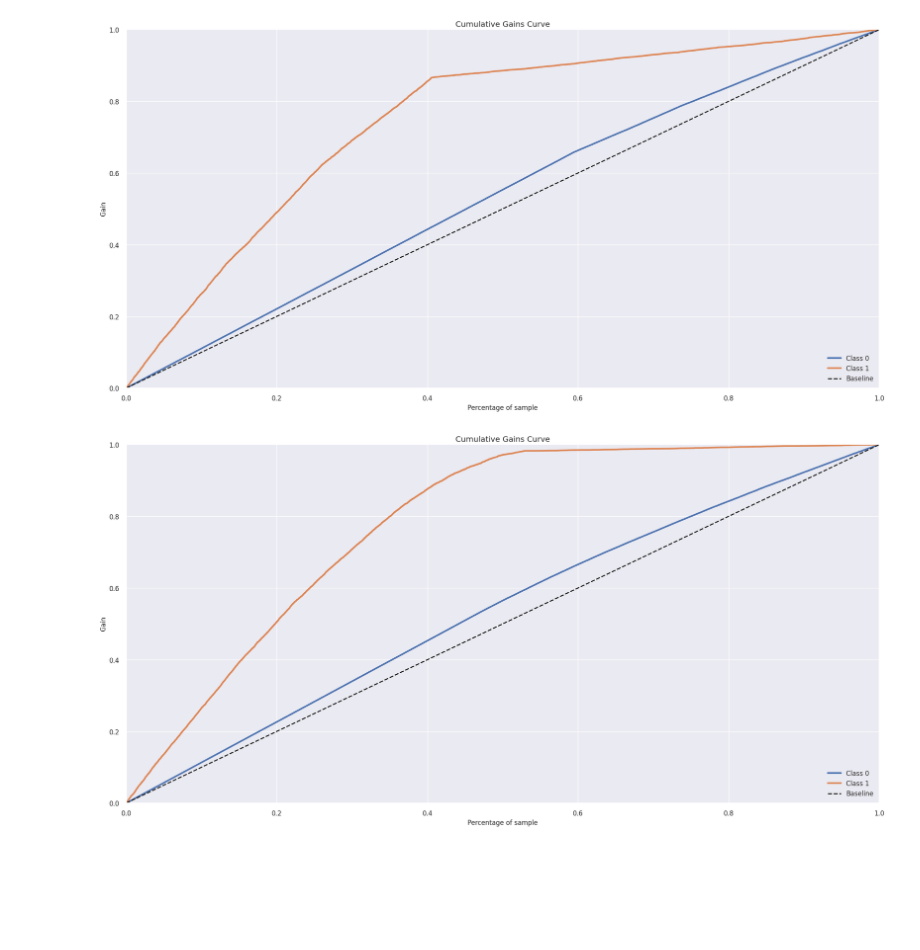
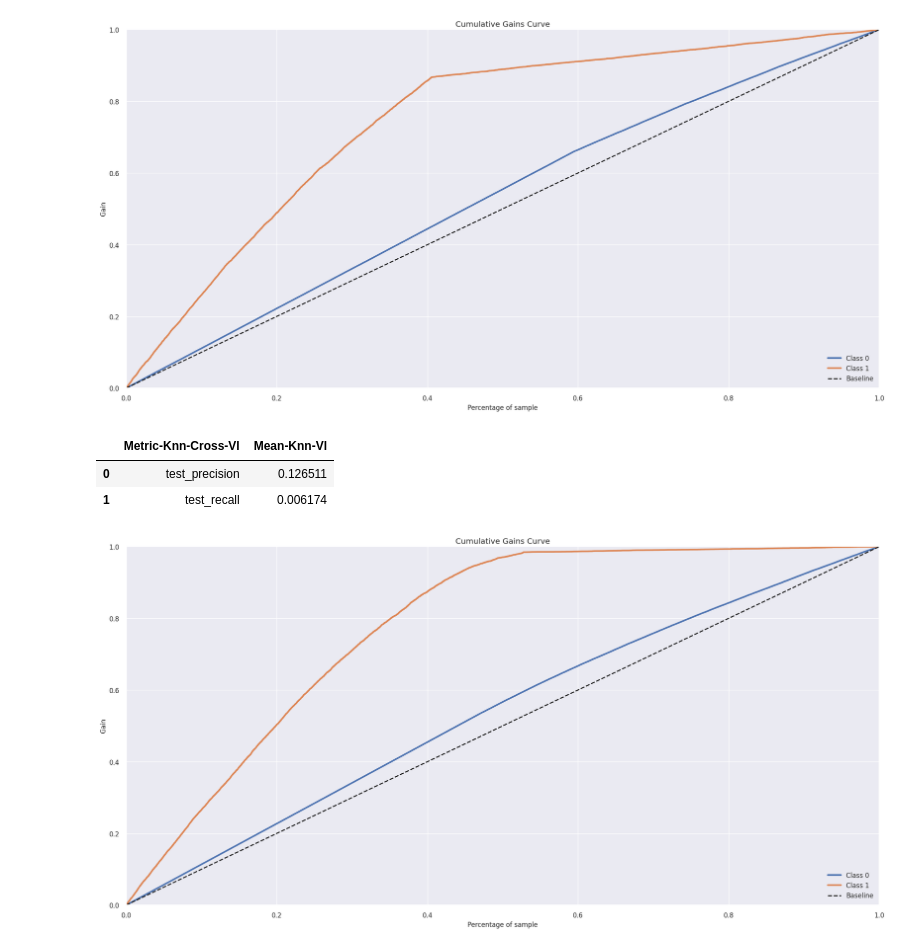
Before and after one commit to guiaraujofreitas/Insurance-Health-Cross-Sell, a Jupyter notebook: Step_8_Project_Health_Insurance_Cross_Sell.ipynb, the cells around one changed output. Saved outputs shown, nothing was run; the diff lists cells and outputs as text; code cells hidden in the pictures; blank space fills up the shorter version.

```diff
--- a/Step_8_Project_Health_Insurance_Cross_Sell.ipynb
+++ b/Step_8_Project_Health_Insurance_Cross_Sell.ipynb
@@ -865,6 +865,14 @@ x_train = df7[cols_selected]
 
 # data of test only with features selected by tree decision
 x_val = x_validation[cols_selected]
+# %%
+#dataset to cross validation
+x_training = df7[all_cols_selected]
+
+y_training = df7['response']
+
+
+x_training = x_training.drop(['response'],axis=1)
 # %%
 #knn model
 knn_model = KNeighborsClassifier(n_neighbors=7).fit(x_train, y_train)
@@ -879,3 +889,23 @@ skplt.metrics.plot_cumulative_gain(y_validation, knn_yhat);
+# %%
+my_scoring_knn = {'precision': make_scorer(precision_score),
+                 'recall': make_scorer(recall_score)}
+
+model_cross_knn = KNeighborsClassifier(n_neighbors=7)
+cross_knn = cross_validate(model_cross_knn, x_training, y_training,cv=5, scoring=my_scoring_knn)
+# %%
+df_knn = pd.DataFrame(cross_knn)
+
+df_knn = df_knn[['test_precision','test_recall']]
+
+df_mean_knn = pd.DataFrame(df_knn.mean() ).reset_index()
+
+df_mean_knn.columns = ['Metric-Knn-Cross-Vl','Mean-Knn-Vl']
+
+df_mean_knn
+# %% [output]
+|  | Metric-Knn-Cross-Vl | Mean-Knn-Vl |
+| 0 | test_precision | 0.126511 |
+| 1 | test_recall | 0.006174 |
 # %%
 # Random Forest model
 rf = RandomForestClassifier().fit(x_train, y_train)
```
Also changed, not shown: parts of 12 cells of this notebook.
